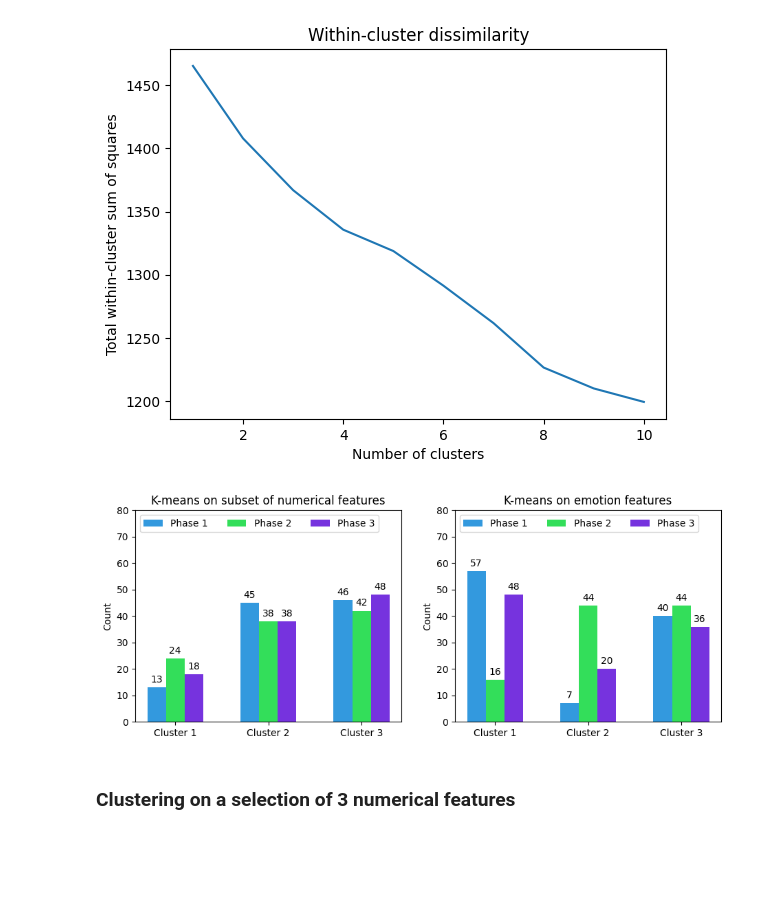
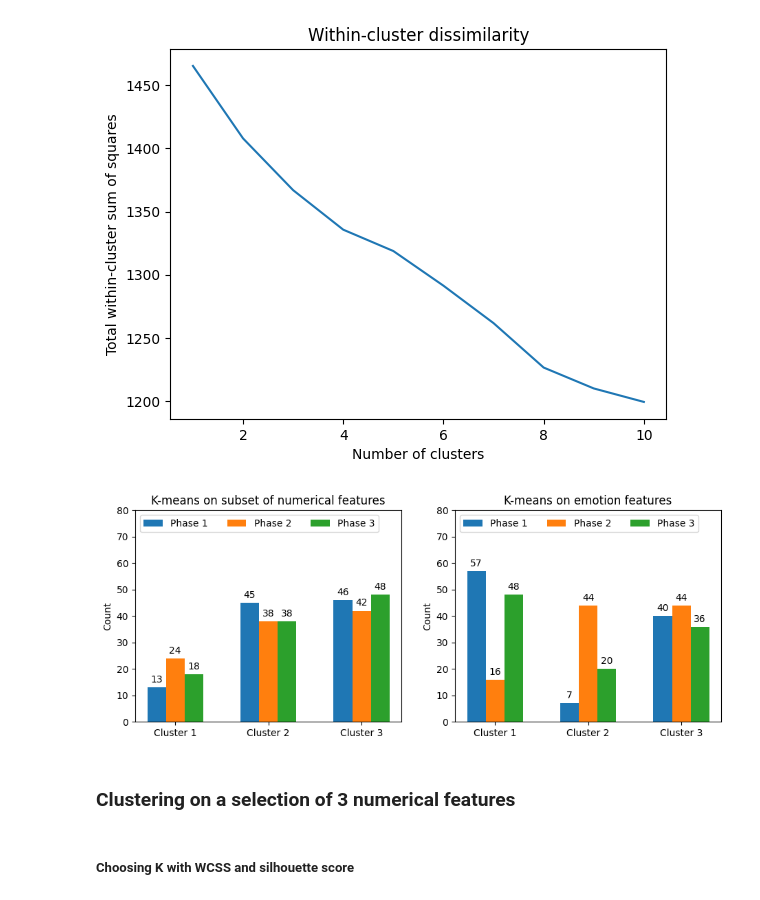
Before and after one commit to hjelp200121/02582Case2, a Jupyter notebook: clustering_analysis.ipynb, the cells around one changed output. Drawn from its saved outputs; the diff is of its cells as text; code cells hidden in the pictures; blank space fills up the shorter version.

Commit message:
plot update

```diff
--- a/clustering_analysis.ipynb
+++ b/clustering_analysis.ipynb
@@ -182,7 +191,7 @@ fig, ax = plt.subplots(1,2,figsize=(11,4))
 
 for i, (phase, count) in enumerate(data.items()):
     bar_offset = width * mult
-    rects = ax[0].bar(tick_space + bar_offset, count, width, label=phase, color=colors[i])
+    rects = ax[0].bar(tick_space + bar_offset, count, width, label=phase)
     ax[0].bar_label(rects, padding=3)
     mult += 1
 
@@ -194,35 +203,37 @@ ax[0].set_title("K-means on subset of numerical features")
 
 
 
 #### second subplot ####
 ordinal_cols = df.columns[53:64]
 
 kmeans = KMeans(n_clusters=3, random_state=0).fit(df[ordinal_cols])
 labels = kmeans.labels_
 
 counts = get_counts(labels)
 data = {
     "Phase 1": tuple(counts[0]),
     "Phase 2": tuple(counts[1]),
     "Phase 3": tuple(counts[2])
 }
 
 for i, (phase, count) in enumerate(data.items()):
     bar_offset = width * mult
-    rects = ax[1].bar(tick_space + bar_offset, count, width, label=phase, color=colors[i])
+    rects = ax[1].bar(tick_space + bar_offset, count, width, label=phase)
     ax[1].bar_label(rects, padding=3)
     mult += 1
 
 ax[1].set_xticks(tick_space + width + 0.6, clusters)
 ax[1].set_ylim(0, 80)
 ax[1].legend(loc="upper left", ncols=3)
 ax[1].set_ylabel("Count")
 ax[1].set_title("K-means on emotion features")
 
-plt.savefig("results/cluster_phase.pdf")
+plt.savefig("results/cluster_phase2.png")
 
 plt.show()
 # %% [output]
-[figure, old version]
+[figure, new version]
 # %% [markdown]
 ### Clustering on a selection of 3 numerical features
+# %% [markdown]
+##### Choosing K with WCSS and silhouette score
```
Also changed, not shown: parts of 6 cells of this notebook.
